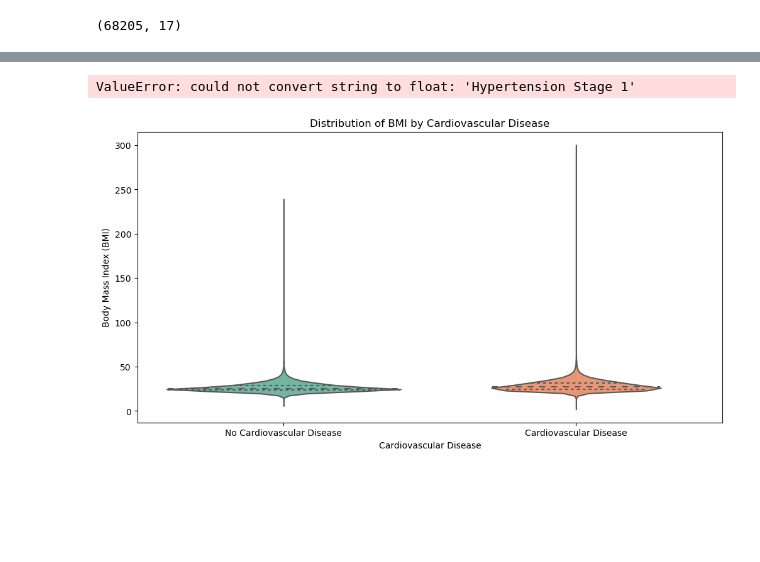
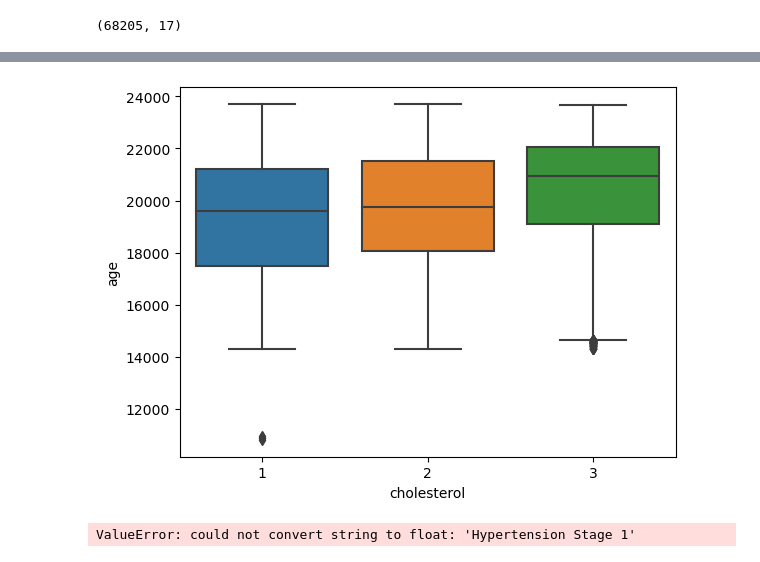
Before and after one commit to ch-nisar89/machine-learning-approaches-for-cardiovascular-disease-prediction, a Jupyter notebook: Cardiovascular Disease Prediction Using Clustering and Logistic Regression.ipynb, the cells around one changed output, grey strips where cells are left out. Cells and saved outputs as stored; diff of their text form; code cells hidden in the pictures; blank space fills up the shorter version.

```diff
--- a/Cardiovascular Disease Prediction Using Clustering and Logistic Regression.ipynb
+++ b/Cardiovascular Disease Prediction Using Clustering and Logistic Regression.ipynb
@@ -219,13 +115,0 @@ plt.show()
-# %%
-# Pair Plot for Key Variables by Cardiovascular Disease
-# The pair plot reveals relationships between age, height, weight, blood pressure, cholesterol, and glucose, with color indicating cardiovascular disease status.
-# Selecting key variables for the pair plot
-key_vars = ['age', 'height', 'weight', 'ap_hi', 'ap_lo', 'cholesterol', 'gluc']
-
-# Adding target variable for color differentiation
-df['cardio_color'] = df['cardio'].map({0: 'No Cardiovascular Disease', 1: 'Cardiovascular Disease'})
-
-# Create a pair plot
-sns.pairplot(df, hue='cardio_color', vars=key_vars, palette='viridis')
-plt.suptitle('Pair Plot for Key Variables by Cardiovascular Disease', y=1.02)
-plt.show()
@@ -234,22 +116,12 @@ plt.show()
-# %%
-# Calculate correlation matrix
-correlation_matrix = df.corr()
-
-# Create a heatmap of the correlation matrix
-plt.figure(figsize=(12, 8))
-sns.heatmap(correlation_matrix, annot=True, cmap='coolwarm', linewidths=0.5)
-plt.title('Correlation Heatmap of Key Variables')
-plt.show()
-# %% [output]
-ValueError: could not convert string to float: 'Hypertension Stage 1'
-# %%
-plt.figure(figsize=(12, 6))
-
-# Violin plot for BMI by Cardiovascular Disease
-sns.violinplot(x='cardio_color', y='bmi', data=df, palette='Set2', inner='quartile')
-plt.xlabel('Cardiovascular Disease')
-plt.ylabel('Body Mass Index (BMI)')
-plt.title('Distribution of BMI by Cardiovascular Disease')
-plt.show()
-# %% [output]
-[figure, removed]
+# %%
+# Box plot of cholesterol vs. age
+sns.boxplot(x='cholesterol', y='age', data=df)
+plt.show()
+# %% [output]
+[figure, added]
+# %%
+correlation_matrix = df.corr()
+sns.heatmap(correlation_matrix, annot=True, cmap="coolwarm")
+plt.show()
+# %% [output]
+ValueError: could not convert string to float: 'Hypertension Stage 1'
```
Also changed, not shown: parts of 52 cells of this notebook.
